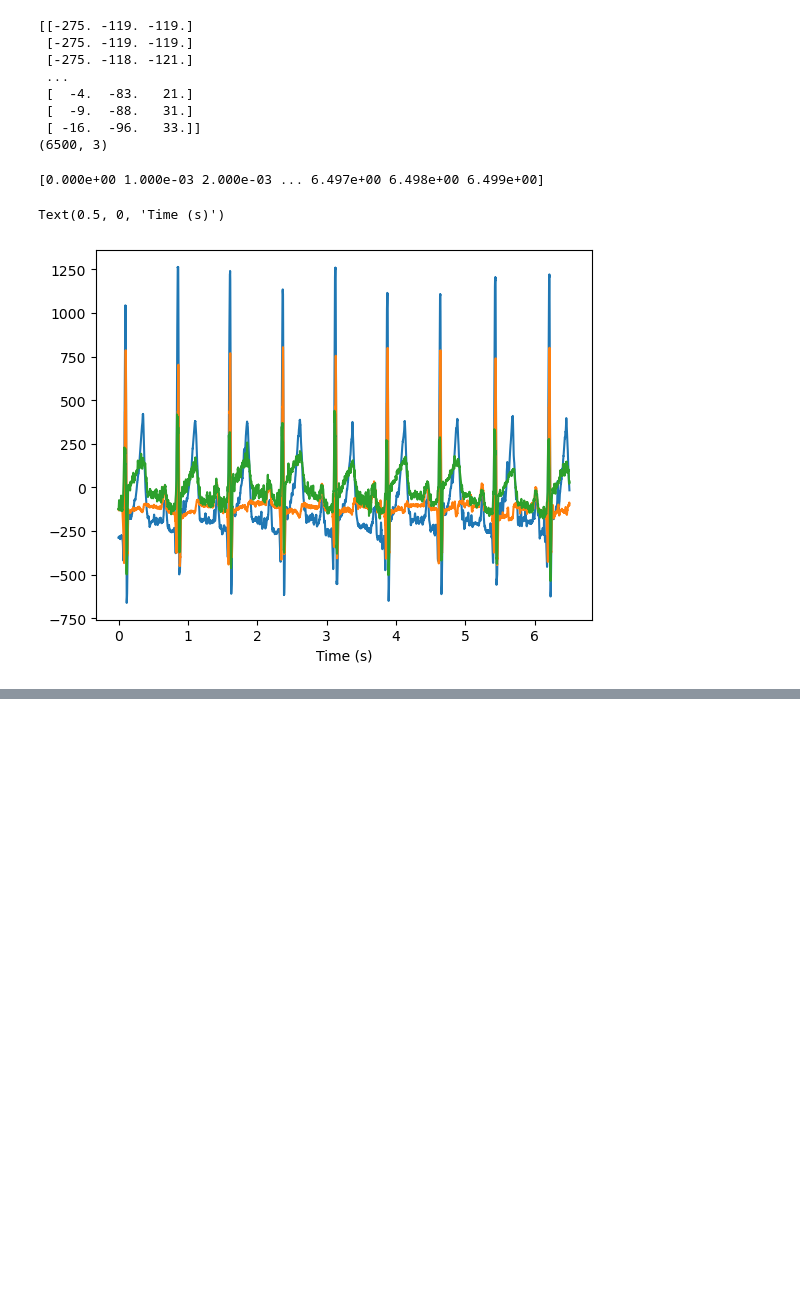
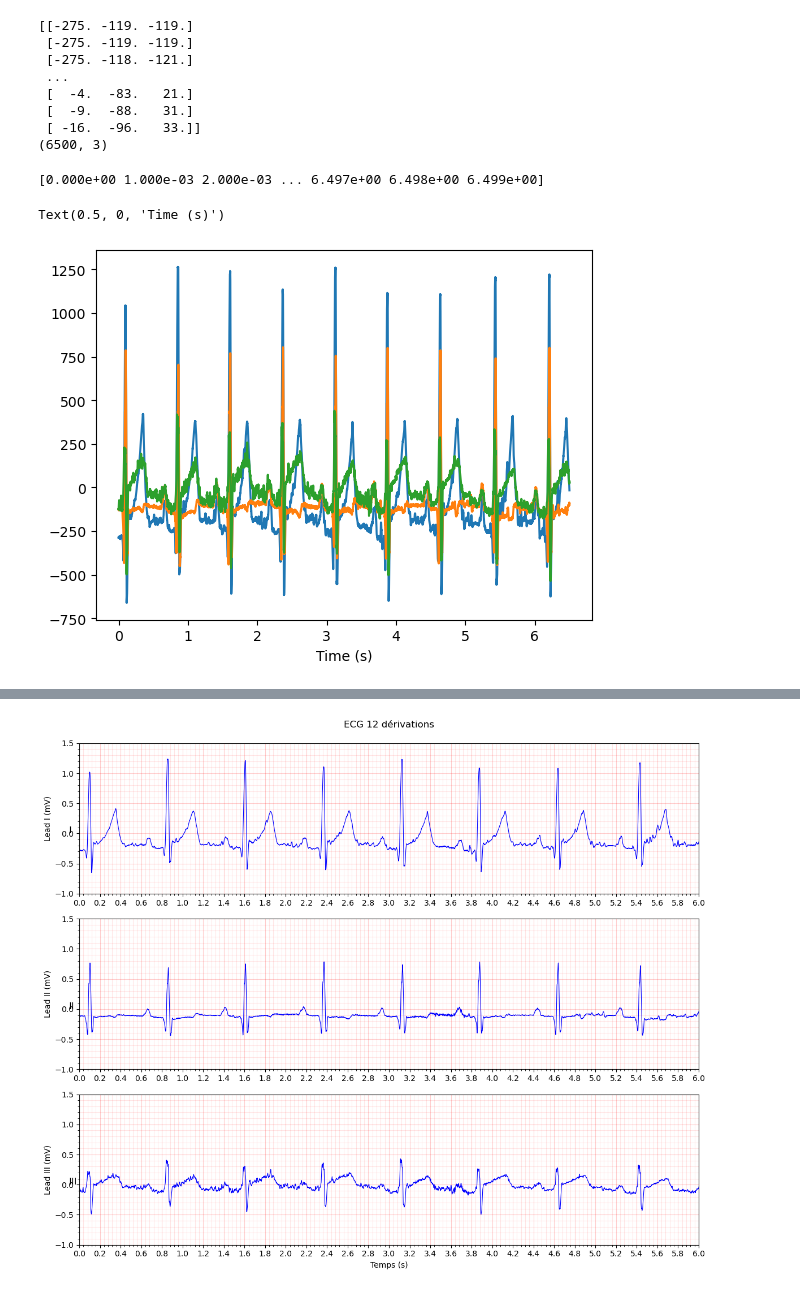
Before and after one commit to HugoDuc-student/Series01-, a Jupyter notebook: notebooks/Series01-Python.ipynb, the cells around one changed output, grey strips where cells are left out. Cells and saved outputs as stored; diff of their text form; code cells hidden in the pictures; blank space fills up the shorter version.

Commit message:
Configuration of the 3 leads ECG
I configure the 3 leads of the ECG in order to be as close as possible to the ECG's professor

```diff
--- a/notebooks/Series01-Python.ipynb
+++ b/notebooks/Series01-Python.ipynb
@@ -41,0 +58,67 @@ Text(0.5, 0, 'Time (s)')
+# %%
+
+import numpy as np
+import matplotlib.pyplot as plt
+
+
+data = np.loadtxt('../data/ECGu.txt')
+ECG1 = data[:, 0]  # Lead I
+ECG2 = data[:, 1]  # Lead II
+ECG3 = data[:, 2]  # Lead III
+
+# Conversion in mV
+ECG1 = ECG1 * 0.001024
+ECG2 = ECG2 * 0.001024
+ECG3 = ECG3 * 0.001024
+
+# Time vector
+fs = 1000  # Fréquence d'échantillonnage
+t = np.arange(0, len(ECG1))/fs
+
+# Configuration of global style
+plt.style.use('default')
+fig, (ax1, ax2, ax3) = plt.subplots(3, 1, figsize=(12, 10), facecolor='#FFFFFF')
+
+# Configuration for all 3 graphs
+for ax in [ax1, ax2, ax3]:
+    # Major grid (5mm)
+    ax.grid(True, which='major', color='r', linestyle='-', alpha=0.2)
+    # Minor grid (1mm)
+    ax.grid(True, which='minor', color='r', linestyle='-', alpha=0.1)
+    ax.minorticks_on()
+    # Configuration of ticks
+    ax.set_xticks(np.arange(0, 7, 0.2))  # Graduations principales tous les 0.2s
+    ax.set_xticks(np.arange(0, 7, 0.04), minor=True)  # Graduations secondaires tous les 0.04s
+    ax.set_yticks(np.arange(-1, 1.6, 0.5))  # Graduations principales tous les 0.5mV
+    ax.set_yticks(np.arange(-1, 1.6, 0.1), minor=True)  # Graduations secondaires tous les 0.1mV
+    # Couleur de fond
+    ax.set_facecolor('#FFFFFF')  # Fond blanc
+
+
+# (Lead I)
+ax1.plot(t, ECG1, 'b-', linewidth=0.8)
+ax1.set_ylabel('Lead I (mV)')
+ax1.set_title('ECG 12 dérivations', pad=20)
+ax1.set_ylim(-1, 1.5)
+ax1.text(-0.1, 0, 'I', fontsize=12)
+ax1.set_xlim(0, 6)
+
+# (Lead II)
+ax2.plot(t, ECG2, 'b-', linewidth=0.8)
+ax2.set_ylabel('Lead II (mV)')
+ax2.set_ylim(-1, 1.5)
+ax2.text(-0.1, 0, 'II', fontsize=12)
+ax2.set_xlim(0, 6)
+
+# (Lead III)
+ax3.plot(t, ECG3, 'b-', linewidth=0.8)
+ax3.set_xlabel('Temps (s)')
+ax3.set_ylabel('Lead III (mV)')
+ax3.set_ylim(-1, 1.5)
+ax3.text(-0.1, 0, 'III', fontsize=12)
+ax3.set_xlim(0, 6)
+
+plt.tight_layout()
+plt.show()
+# %% [output]
+[figure, added]
```
Also changed, not shown: parts of 2 cells of this notebook.
